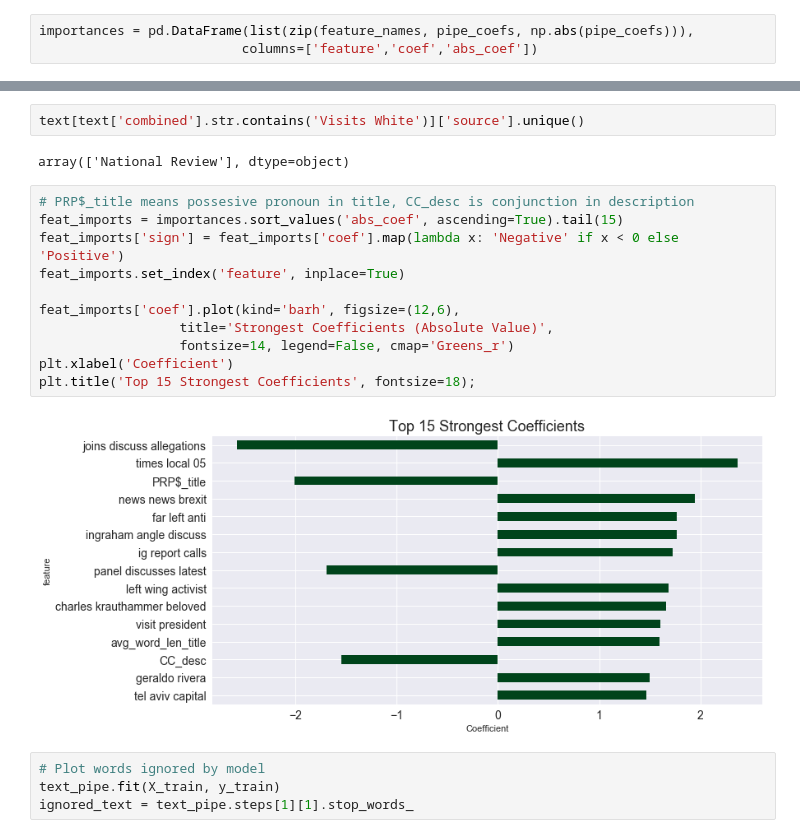
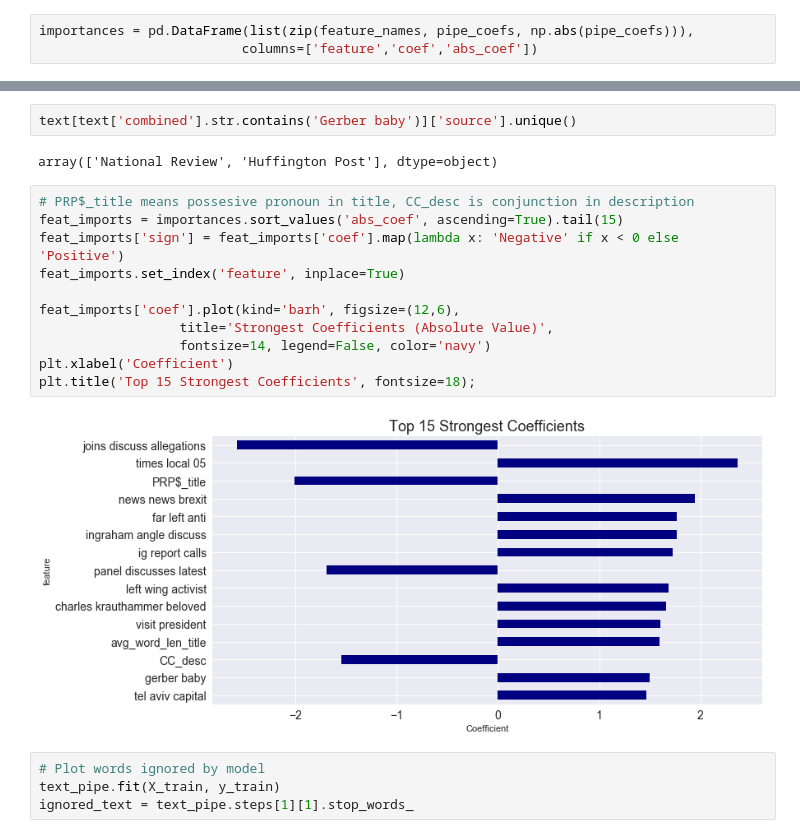
Before and after one commit to confoley/Capstone, a Jupyter notebook: full_technical_notebook.ipynb, the cells around one changed output, grey strips where cells are left out. Saved outputs shown, nothing was run; the diff lists cells and outputs as text.

Commit message:
added plot

```diff
--- a/full_technical_notebook.ipynb
+++ b/full_technical_notebook.ipynb
@@ -1396,20 +1397,20 @@ importances.sort_values('abs_coef', ascending=False).head(15)
 # %%
-text[text['combined'].str.contains('Visits White')]['source'].unique()
+text[text['combined'].str.contains('Gerber baby')]['source'].unique()
 # %% [output]
-array(['National Review'], dtype=object)
+array(['National Review', 'Huffington Post'], dtype=object)
 # %%
 # PRP$_title means possesive pronoun in title, CC_desc is conjunction in description
 feat_imports = importances.sort_values('abs_coef', ascending=True).tail(15)
 feat_imports['sign'] = feat_imports['coef'].map(lambda x: 'Negative' if x < 0 else 'Positive')
 feat_imports.set_index('feature', inplace=True)
 
 feat_imports['coef'].plot(kind='barh', figsize=(12,6),
                   title='Strongest Coefficients (Absolute Value)',
-                  fontsize=14, legend=False, cmap='Greens_r')
+                  fontsize=14, legend=False, color='navy')
 plt.xlabel('Coefficient')
 plt.title('Top 15 Strongest Coefficients', fontsize=18);
 # %% [output]
-[figure, old version]
+[figure, new version]
 # %%
 # Plot words ignored by model
 text_pipe.fit(X_train, y_train)
```
Also changed, not shown: parts of 2 cells of this notebook.
